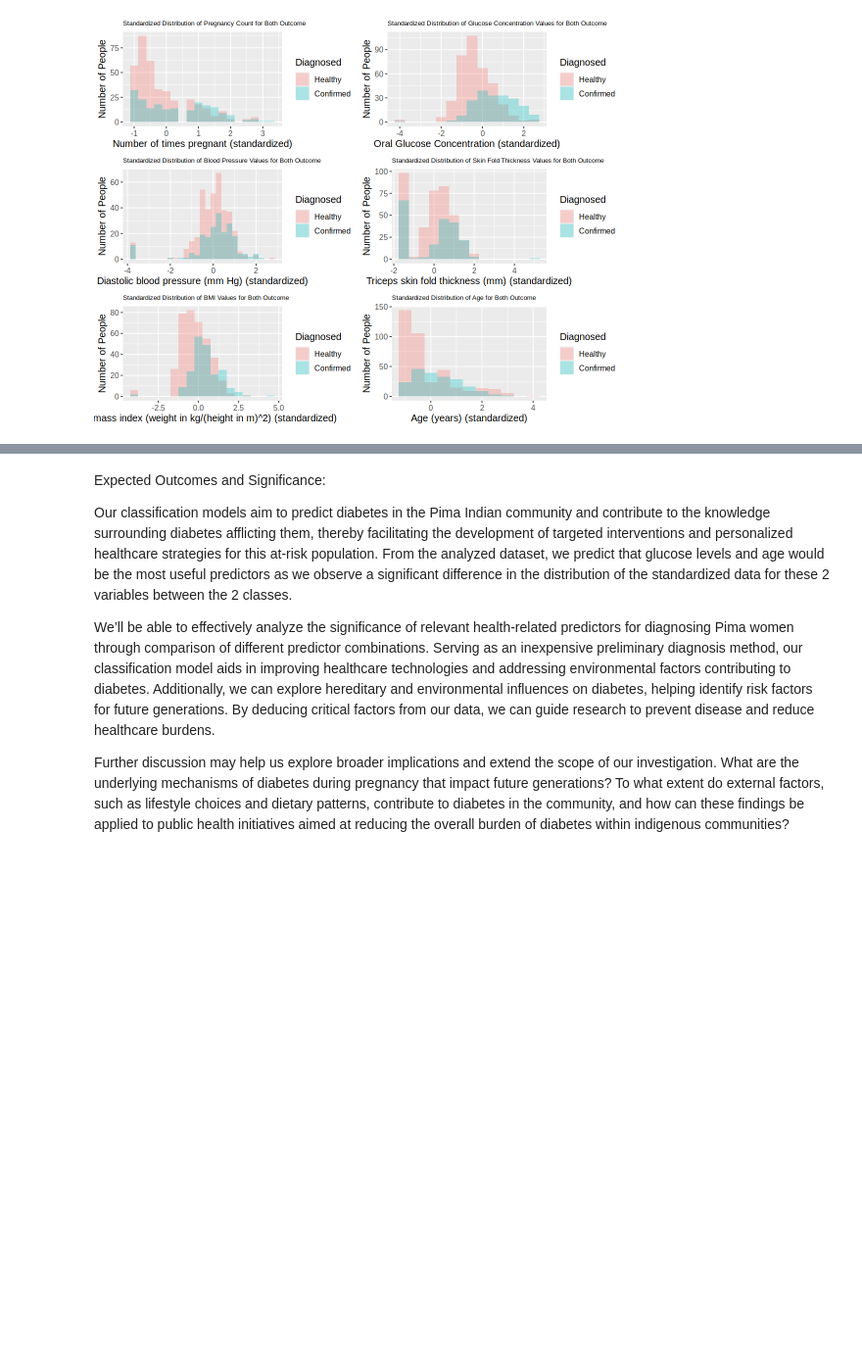
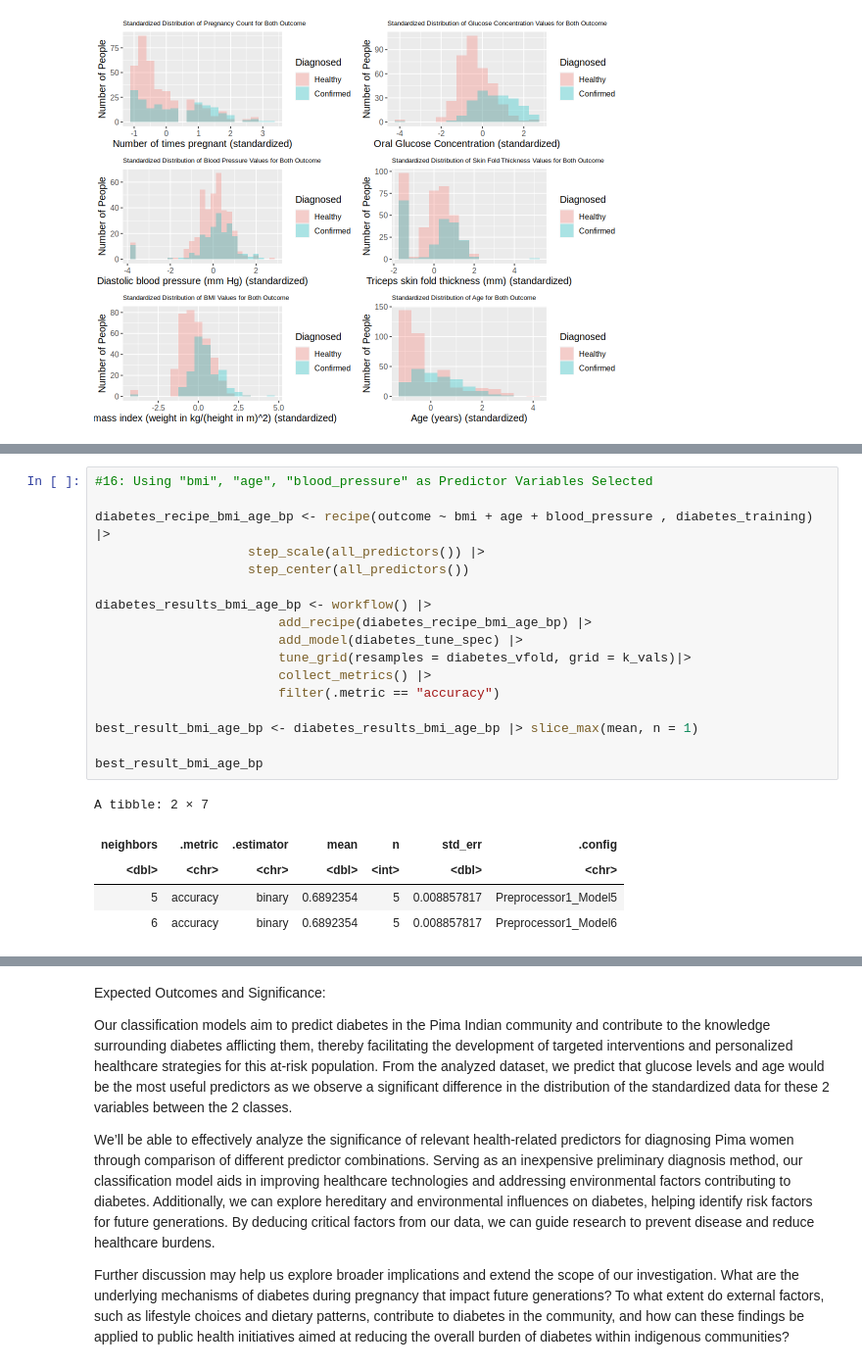
Before and after one commit to Nadav-Seg/dsci-100-2023w1-group-26, a Jupyter notebook: Group 26 - Group Project Proposal.ipynb, the cells around one changed output, grey strips where cells are left out. Shown at 98% size. Cells and saved outputs as stored; diff of their text form; blank space fills up the shorter version.

```diff
--- a/Group 26 - Group Project Proposal.ipynb
+++ b/Group 26 - Group Project Proposal.ipynb
@@ -477,0 +634,23 @@ A tibble: 1 × 7
+# %%
+#16: Using "bmi", "age", "blood_pressure" as Predictor Variables Selected
+
+diabetes_recipe_bmi_age_bp <- recipe(outcome ~ bmi + age + blood_pressure , diabetes_training) |>
+                    step_scale(all_predictors()) |>
+                    step_center(all_predictors())
+
+diabetes_results_bmi_age_bp <- workflow() |>
+                        add_recipe(diabetes_recipe_bmi_age_bp) |>
+                        add_model(diabetes_tune_spec) |>
+                        tune_grid(resamples = diabetes_vfold, grid = k_vals)|>
+                        collect_metrics() |>
+                        filter(.metric == "accuracy")
+
+best_result_bmi_age_bp <- diabetes_results_bmi_age_bp |> slice_max(mean, n = 1)
+
+best_result_bmi_age_bp
+# %% [output]
+A tibble: 2 × 7
+| neighbors | .metric | .estimator | mean | n | std_err | .config |
+| <dbl> | <chr> | <chr> | <dbl> | <int> | <dbl> | <chr> |
+| 5 | accuracy | binary | 0.6892354 | 5 | 0.008857817 | Preprocessor1_Model5 |
+| 6 | accuracy | binary | 0.6892354 | 5 | 0.008857817 | Preprocessor1_Model6 |
```
Also changed, not shown: parts of 18 cells of this notebook.
